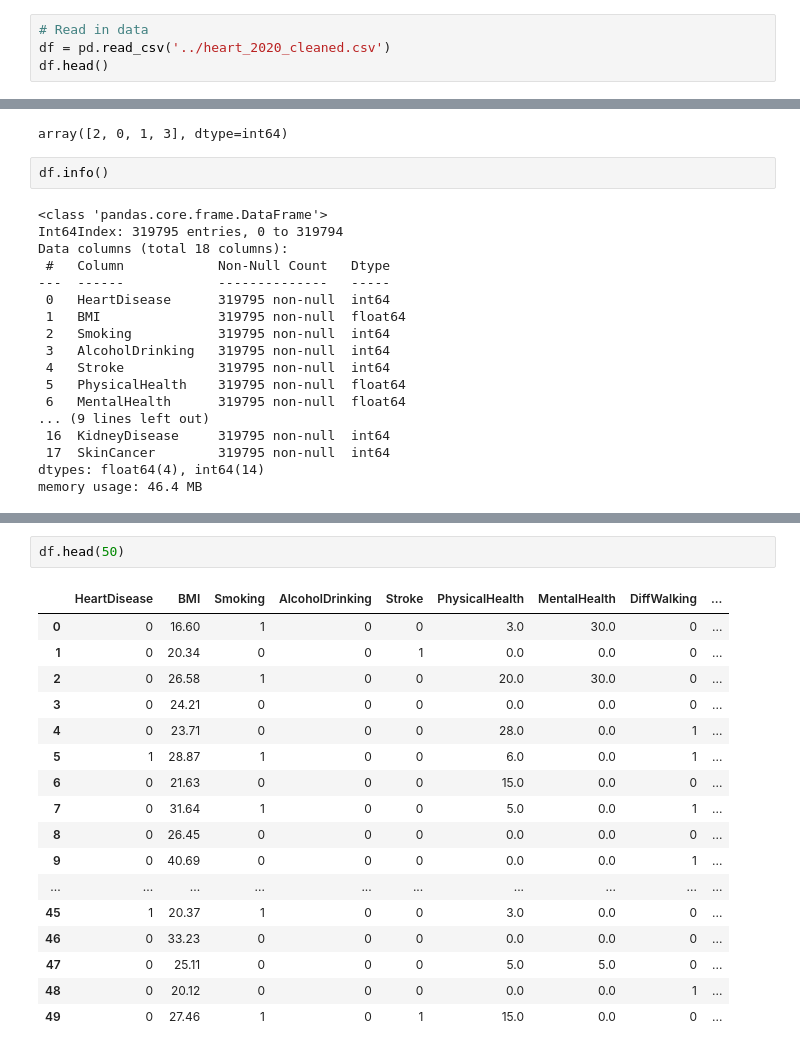
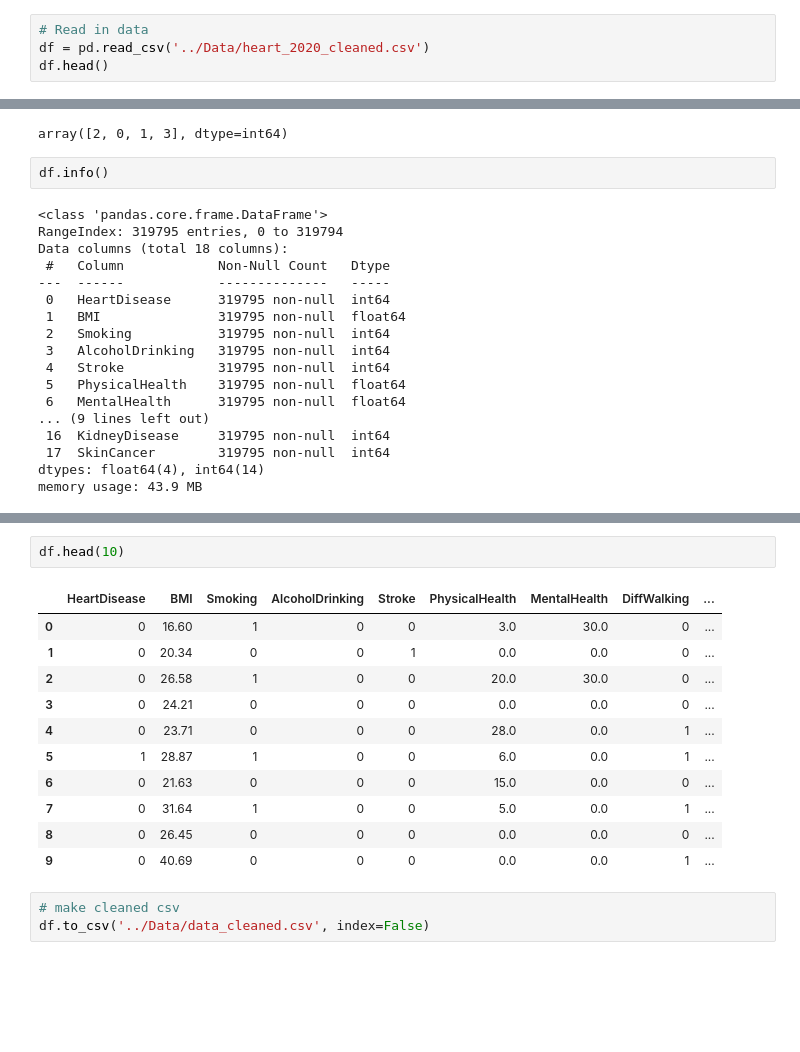
Before and after one commit to nour-aldin/Heart-Disease-Detection, a Jupyter notebook: code/Data Cleaning.ipynb, the cells around one changed output, grey strips where cells are left out. Cells and saved outputs as stored; diff of their text form; blank space fills up the shorter version.

```diff
--- a/code/Data Cleaning.ipynb
+++ b/code/Data Cleaning.ipynb
@@ -9,7 +9,7 @@ import seaborn as sns
 ##### Read The Dataset
 # %%
 # Read in data
-df = pd.read_csv('../heart_2020_cleaned.csv')
+df = pd.read_csv('../Data/heart_2020_cleaned.csv')
 df.head()
 # %% [output]
 |  | HeartDisease | BMI | Smoking | AlcoholDrinking | Stroke | PhysicalHealth | MentalHealth | DiffWalking | ... |
@@ -115,7 +115,7 @@ array([2, 0, 1, 3], dtype=int64)
 df.info()
 # %% [output]
 <class 'pandas.core.frame.DataFrame'>
-Int64Index: 319795 entries, 0 to 319794
+RangeIndex: 319795 entries, 0 to 319794
 Data columns (total 18 columns):
  #   Column            Non-Null Count   Dtype
 ---  ------            --------------   -----
@@ -130,7 +130,7 @@ Data columns (total 18 columns):
  16  KidneyDisease     319795 non-null  int64
  17  SkinCancer        319795 non-null  int64
 dtypes: float64(4), int64(14)
-memory usage: 46.4 MB
+memory usage: 43.9 MB
 # %%
 df.describe()
 # %% [output]
@@ -144,22 +144,19 @@ df.describe()
 | 75% | 0.000000 | 31.420000 | 1.000000 | 0.000000 | 0.000000 | 2.00000 | 3.000000 | 0.000000 | ... |
 | max | 1.000000 | 94.850000 | 1.000000 | 1.000000 | 1.000000 | 30.00000 | 30.000000 | 1.000000 | ... |
 # %%
-df.head(50)
+df.head(10)
 # %% [output]
 |  | HeartDisease | BMI | Smoking | AlcoholDrinking | Stroke | PhysicalHealth | MentalHealth | DiffWalking | ... |
 | 0 | 0 | 16.60 | 1 | 0 | 0 | 3.0 | 30.0 | 0 | ... |
 | 1 | 0 | 20.34 | 0 | 0 | 1 | 0.0 | 0.0 | 0 | ... |
 | 2 | 0 | 26.58 | 1 | 0 | 0 | 20.0 | 30.0 | 0 | ... |
 | 3 | 0 | 24.21 | 0 | 0 | 0 | 0.0 | 0.0 | 0 | ... |
 | 4 | 0 | 23.71 | 0 | 0 | 0 | 28.0 | 0.0 | 1 | ... |
 | 5 | 1 | 28.87 | 1 | 0 | 0 | 6.0 | 0.0 | 1 | ... |
 | 6 | 0 | 21.63 | 0 | 0 | 0 | 15.0 | 0.0 | 0 | ... |
 | 7 | 0 | 31.64 | 1 | 0 | 0 | 5.0 | 0.0 | 1 | ... |
 | 8 | 0 | 26.45 | 0 | 0 | 0 | 0.0 | 0.0 | 0 | ... |
 | 9 | 0 | 40.69 | 0 | 0 | 0 | 0.0 | 0.0 | 1 | ... |
-| ... | ... | ... | ... | ... | ... | ... | ... | ... | ... |
-| 45 | 1 | 20.37 | 1 | 0 | 0 | 3.0 | 0.0 | 0 | ... |
-| 46 | 0 | 33.23 | 0 | 0 | 0 | 0.0 | 0.0 | 0 | ... |
-| 47 | 0 | 25.11 | 0 | 0 | 0 | 5.0 | 5.0 | 0 | ... |
-| 48 | 0 | 20.12 | 0 | 0 | 0 | 0.0 | 0.0 | 1 | ... |
-| 49 | 0 | 27.46 | 1 | 0 | 1 | 15.0 | 0.0 | 0 | ... |
+# %%
+# make cleaned csv
+df.to_csv('../Data/data_cleaned.csv', index=False)
```
Also changed, not shown: 2 other files.
